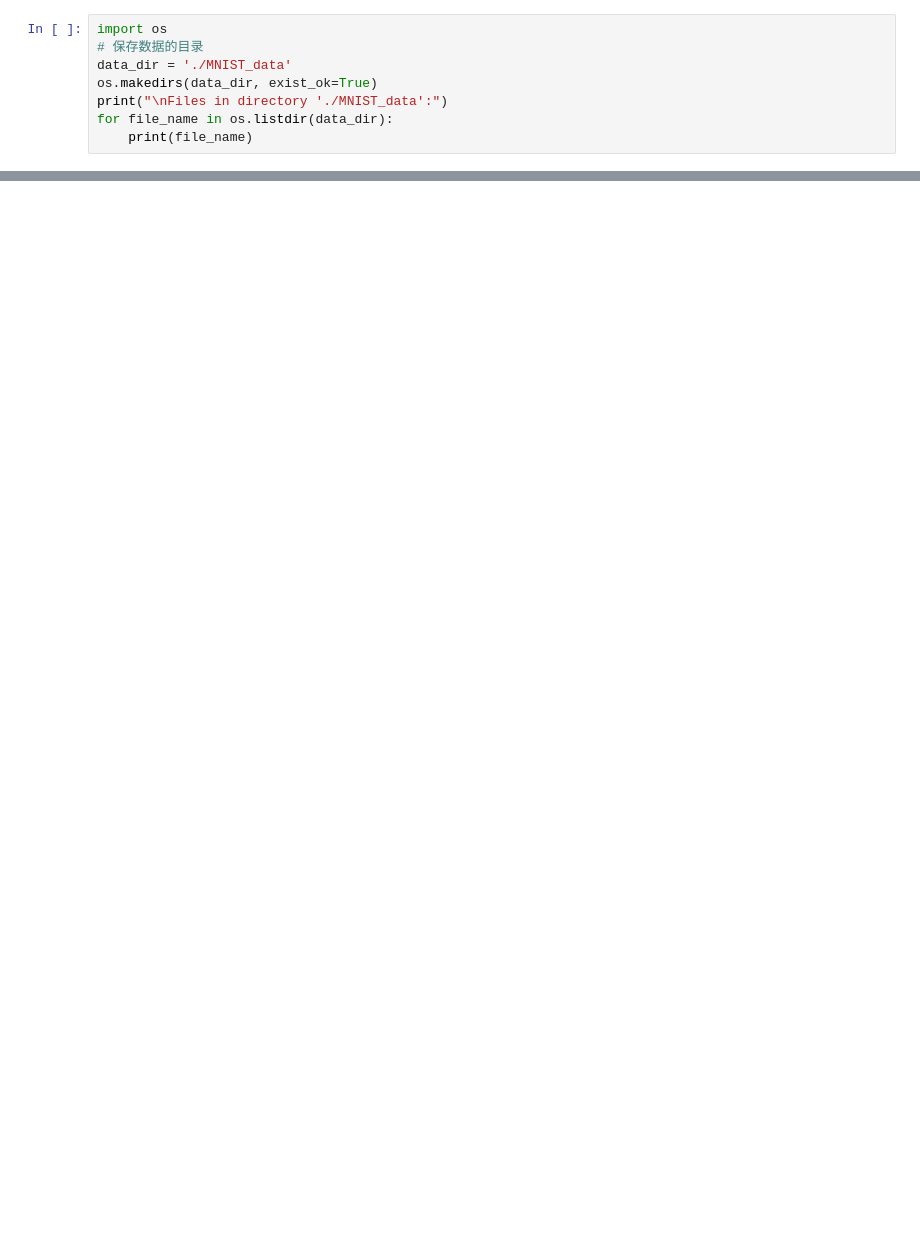
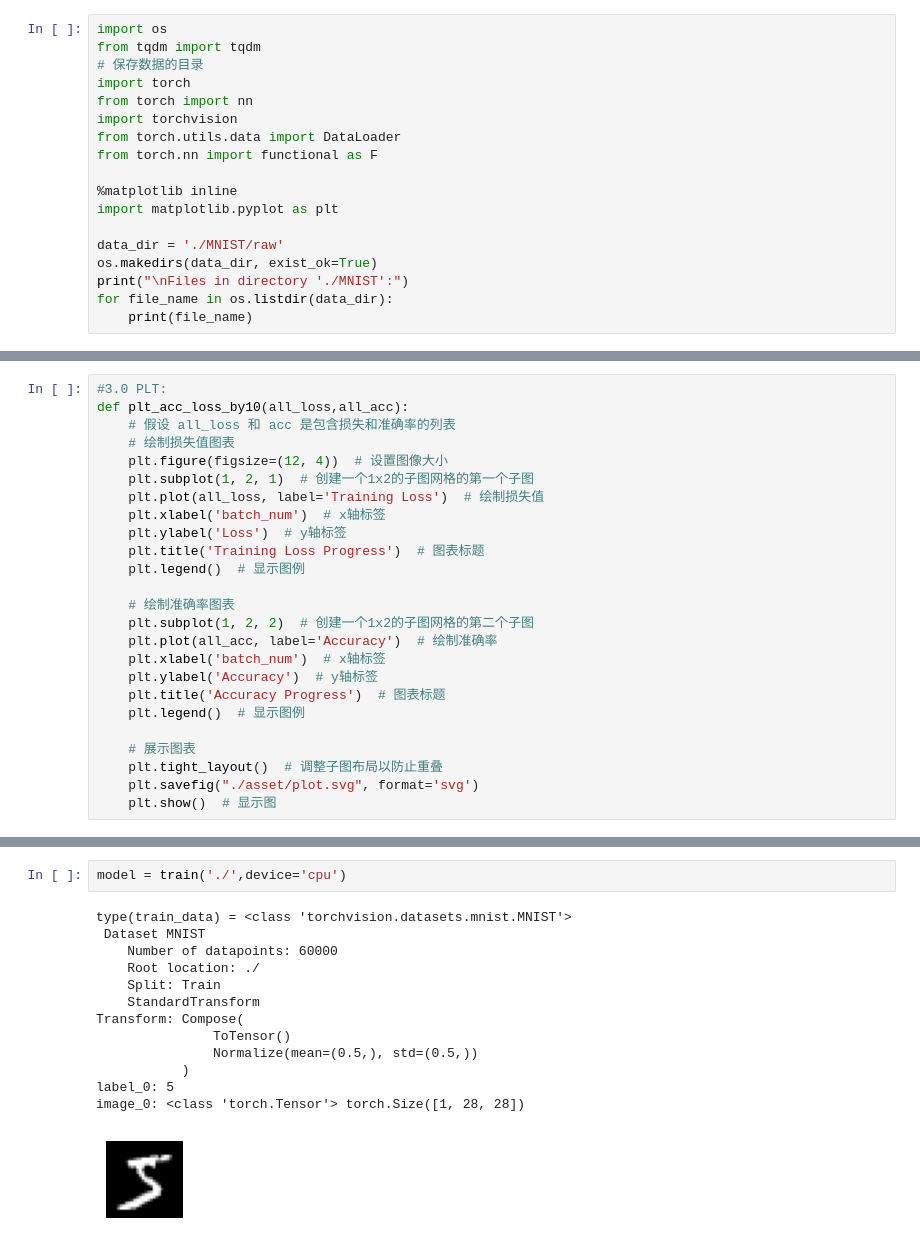
Before and after one commit to Sunnan191/DeepLearning_HW_UCAS, a Jupyter notebook: HW1_孙楠_202328018670125/model.ipynb, the cells around one changed output, grey strips where cells are left out. Cells and saved outputs as stored; diff of their text form; blank space fills up the shorter version.

```diff
--- a/HW1_孙楠_202328018670125/model.ipynb
+++ b/HW1_孙楠_202328018670125/model.ipynb
@@ -3,10 +3,20 @@
 MNIST 手写数字数据集（下载地址及相关介绍：http://yann.lecun.com/exdb/mnist/ ）
 # %%
 import os
+from tqdm import tqdm
 # 保存数据的目录
-data_dir = './MNIST_data'
+import torch
+from torch import nn
+import torchvision
+from torch.utils.data import DataLoader
+from torch.nn import functional as F
+
+%matplotlib inline
+import matplotlib.pyplot as plt
+
+data_dir = './MNIST/raw'
 os.makedirs(data_dir, exist_ok=True)
-print("\nFiles in directory './MNIST_data':")
+print("\nFiles in directory './MNIST':")
 for file_name in os.listdir(data_dir):
     print(file_name)
 # %% [output]
@@ -38,0 +95,25 @@ ModuleNotFoundError: No module named 'torch'
+# %%
+#3.0 PLT:
+def plt_acc_loss_by10(all_loss,all_acc):
+    # 假设 all_loss 和 acc 是包含损失和准确率的列表
+    # 绘制损失值图表
+    plt.figure(figsize=(12, 4))  # 设置图像大小
+    plt.subplot(1, 2, 1)  # 创建一个1x2的子图网格的第一个子图
+    plt.plot(all_loss, label='Training Loss')  # 绘制损失值
+    plt.xlabel('batch_num')  # x轴标签
+    plt.ylabel('Loss')  # y轴标签
+    plt.title('Training Loss Progress')  # 图表标题
+    plt.legend()  # 显示图例
+
+    # 绘制准确率图表
+    plt.subplot(1, 2, 2)  # 创建一个1x2的子图网格的第二个子图
+    plt.plot(all_acc, label='Accuracy')  # 绘制准确率
+    plt.xlabel('batch_num')  # x轴标签
+    plt.ylabel('Accuracy')  # y轴标签
+    plt.title('Accuracy Progress')  # 图表标题
+    plt.legend()  # 显示图例
+
+    # 展示图表
+    plt.tight_layout()  # 调整子图布局以防止重叠
+    plt.savefig("./asset/plot.svg", format='svg')
+    plt.show()  # 显示图
@@ -38,0 +164,16 @@ ModuleNotFoundError: No module named 'torch'
+# %%
+model = train('./',device='cpu')
+# %% [output]
+type(train_data) = <class 'torchvision.datasets.mnist.MNIST'>
+ Dataset MNIST
+    Number of datapoints: 60000
+    Root location: ./
+    Split: Train
+    StandardTransform
+Transform: Compose(
+               ToTensor()
+               Normalize(mean=(0.5,), std=(0.5,))
+           )
+label_0: 5
+image_0: <class 'torch.Tensor'> torch.Size([1, 28, 28])
+[figure, added]
```
Also changed, not shown: parts of 9 cells of this notebook, 18 other files.
